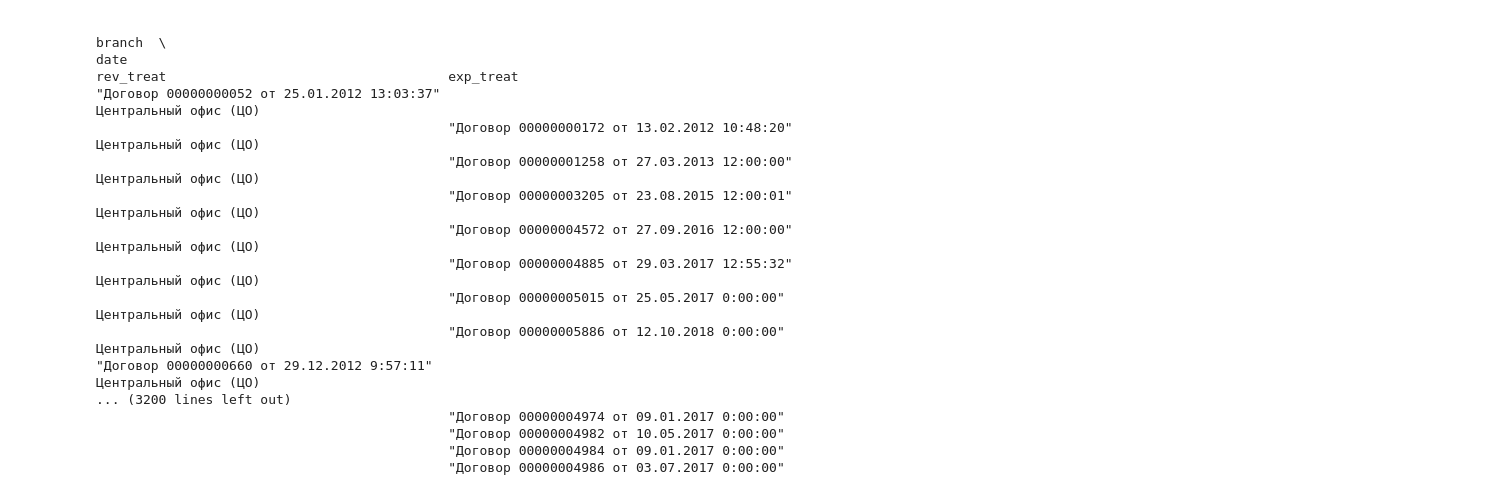
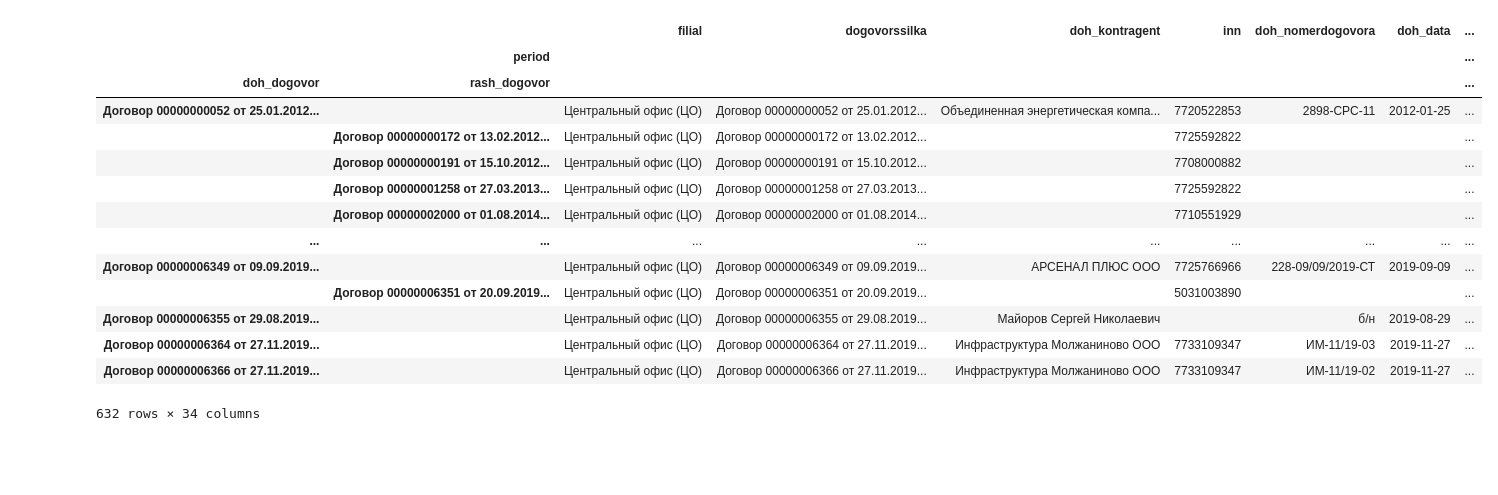
Before and after one commit to Hardmun/ecm, a Jupyter notebook: reports/contracts/__test_juputer.ipynb, the cells around one changed output. Drawn from its saved outputs; the diff is of its cells as text; code cells hidden in the pictures; blank space fills up the shorter version.

```diff
--- a/reports/contracts/__test_juputer.ipynb
+++ b/reports/contracts/__test_juputer.ipynb
@@ -1,61 +1,67 @@
 # %%
 from pandas import set_option as pd_set_option
 pd_set_option('display.max_rows', 500)
 pd_set_option('display.max_columns', 500)
-from excel_app import getDataFromExcel
 from pandas import concat as pd_concat
 from pandas import merge as pd_merge
 from pandas import MultiIndex as pd_MultiIndex
-from excel_app import df_to_excel
-from reports.contracts.contract import  get_xls_struct
+from reports.contracts.contract import  get_group_fields
+from pandas import DataFrame as pd_DataFrame
+from json import load as js_load
+from common import full_path
 
 def get_contract_report():
-    xls_struct = get_xls_struct()
-    df_period = getDataFromExcel("files//periods.xlsx", list(xls_struct[0]))
-    df_period = df_period.rename(columns=xls_struct[0])
-    df_rev = getDataFromExcel("files//revenew.xlsx", list(xls_struct[1]))
-    df_rev = df_rev.rename(columns=xls_struct[1])
-    df_exp = getDataFromExcel("files//expense.xlsx", list(xls_struct[2]))
-    df_exp = df_exp.rename(columns=xls_struct[2])
+    with open(full_path("reports/contracts/files/full.json"), "r", encoding='utf-8') as js_file:
+        data_load = js_load(js_file)
+
+    df_period = pd_DataFrame(data_load["dannieperiod"])
+    df_rev = pd_DataFrame(data_load["dohdogovori"])
+    df_exp = pd_DataFrame(data_load["rashdogovori"])
 
     """union and merge table"""
     df_result = pd_concat([df_rev, df_exp], ignore_index=True, sort=False)
-    # df_result = df_result.loc[df_result['rev_treat'] == '"Договор 00000000052 от 25.01.2012 13:03:37"']
-    df_result = pd_merge(df_result, df_period, on=["treat", "branch"], how="left")
+    # df_result = df_result.loc[df_result['doh_dogovor'] == '"Договор 00000006249 от 09.08.2019 12:00:01"']
+    df_result = pd_merge(df_result, df_period, on=["dogovorssilka", "filial"], how="left")
     df_result = df_result.fillna(
-        {"date": "01.01.2019 0:00:00", "pay_plan": 0, "pay_fact": 0, "revenue_plan": 0, "revenue_fact": 0}).fillna(
-        '')
+        {"period": "2019-01-01T00:00:00", "oplatazaperiodplan": 0, "oplatazaperiodfakt": 0, "summazaperiodplanitogo": 0,
+         "viruchkazaperiodfakt": 0}).fillna('')
     """building pivot table"""
-    df_result = df_result.pivot_table(index=xls_struct[3], columns="date",
-                                      values=["pay_plan", "pay_fact", "revenue_plan", "revenue_fact"], fill_value='',
+    df_result = df_result.pivot_table(index=get_group_fields(), columns="period",
+                                      values=["oplatazaperiodplan", "oplatazaperiodfakt", "summazaperiodplanitogo",
+                                              "viruchkazaperiodfakt"], fill_value='',
                                       margins=True,
-                                      aggfunc=sum).replace(0, '')
+                                      aggfunc=sum)
     """removing the last row with totals"""
     df_result = df_result[:-1]
     """to swipe columns"""
     # result = result.swaplevel(0, 1, axis=1).sort_index(axis=1)
     """reseting and building a new hierarchy indexes"""
     df_result = df_result.reset_index()
-    df_result = df_result.set_index(['rev_treat', 'exp_treat']).sort_index()
+    df_result = df_result.set_index(['doh_dogovor', 'rash_dogovor']).sort_index()
+
+    """format values(need to rebuild later)"""
+    df_result['doh_data'] = df_result['doh_data'].apply(lambda x: "{:.10}".format(x))
+    df_result['doh_dataokonchaniya'] = df_result['doh_dataokonchaniya'].apply(lambda x: "{:.10}".format(x))
+    df_result['rash_data'] = df_result['rash_data'].apply(lambda x: "{:.10}".format(x))
+
+    df_result = df_result.replace(0, '')
 
     return df_result
 
 get_contract_report()
 # %% [output]
+|  |  | filial | dogovorssilka | doh_kontragent | inn | doh_nomerdogovora | doh_data | ... |
+|  | period |  |  |  |  |  |  | ... |
+| doh_dogovor | rash_dogovor |  |  |  |  |  |  | ... |
+| Договор 00000000052 от 25.01.2012... |  | Центральный офис (ЦО) | Договор 00000000052 от 25.01.2012... | Объединенная энергетическая компа... | 7720522853 | 2898-СРС-11 | 2012-01-25 | ... |
+|  | Договор 00000000172 от 13.02.2012... | Центральный офис (ЦО) | Договор 00000000172 от 13.02.2012... |  | 7725592822 |  |  | ... |
+|  | Договор 00000000191 от 15.10.2012... | Центральный офис (ЦО) | Договор 00000000191 от 15.10.2012... |  | 7708000882 |  |  | ... |
+|  | Договор 00000001258 от 27.03.2013... | Центральный офис (ЦО) | Договор 00000001258 от 27.03.2013... |  | 7725592822 |  |  | ... |
+|  | Договор 00000002000 от 01.08.2014... | Центральный офис (ЦО) | Договор 00000002000 от 01.08.2014... |  | 7710551929 |  |  | ... |
+| ... | ... | ... | ... | ... | ... | ... | ... | ... |
+| Договор 00000006349 от 09.09.2019... |  | Центральный офис (ЦО) | Договор 00000006349 от 09.09.2019... | АРСЕНАЛ ПЛЮС ООО | 7725766966 | 228-09/09/2019-СТ | 2019-09-09 | ... |
+|  | Договор 00000006351 от 20.09.2019... | Центральный офис (ЦО) | Договор 00000006351 от 20.09.2019... |  | 5031003890 |  |  | ... |
+| Договор 00000006355 от 29.08.2019... |  | Центральный офис (ЦО) | Договор 00000006355 от 29.08.2019... | Майоров Сергей Николаевич |  | б/н | 2019-08-29 | ... |
+| Договор 00000006364 от 27.11.2019... |  | Центральный офис (ЦО) | Договор 00000006364 от 27.11.2019... | Инфраструктура Молжаниново ООО | 7733109347 | ИМ-11/19-03 | 2019-11-27 | ... |
+| Договор 00000006366 от 27.11.2019... |  | Центральный офис (ЦО) | Договор 00000006366 от 27.11.2019... | Инфраструктура Молжаниново ООО | 7733109347 | ИМ-11/19-02 | 2019-11-27 | ... |
-                                                                                                          branch  \
-date
-rev_treat                                    exp_treat
-"Договор 00000000052 от 25.01.2012 13:03:37"                                               Центральный офис (ЦО)
-                                             "Договор 00000000172 от 13.02.2012 10:48:20"  Центральный офис (ЦО)
-                                             "Договор 00000001258 от 27.03.2013 12:00:00"  Центральный офис (ЦО)
-                                             "Договор 00000003205 от 23.08.2015 12:00:01"  Центральный офис (ЦО)
-                                             "Договор 00000004572 от 27.09.2016 12:00:00"  Центральный офис (ЦО)
-                                             "Договор 00000004885 от 29.03.2017 12:55:32"  Центральный офис (ЦО)
-                                             "Договор 00000005015 от 25.05.2017 0:00:00"   Центральный офис (ЦО)
-                                             "Договор 00000005886 от 12.10.2018 0:00:00"   Центральный офис (ЦО)
-"Договор 00000000660 от 29.12.2012 9:57:11"                                                Центральный офис (ЦО)
-... (3200 lines left out)
-                                             "Договор 00000004974 от 09.01.2017 0:00:00"
-                                             "Договор 00000004982 от 10.05.2017 0:00:00"
-                                             "Договор 00000004984 от 09.01.2017 0:00:00"
-                                             "Договор 00000004986 от 03.07.2017 0:00:00"
+632 rows × 34 columns
```
Also changed, not shown: 6 other files.
